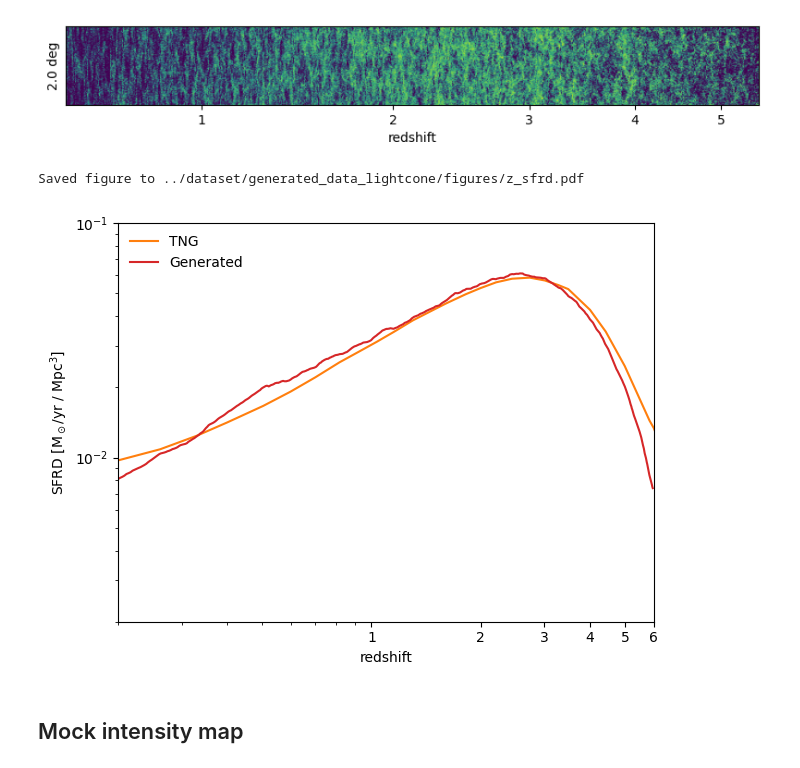
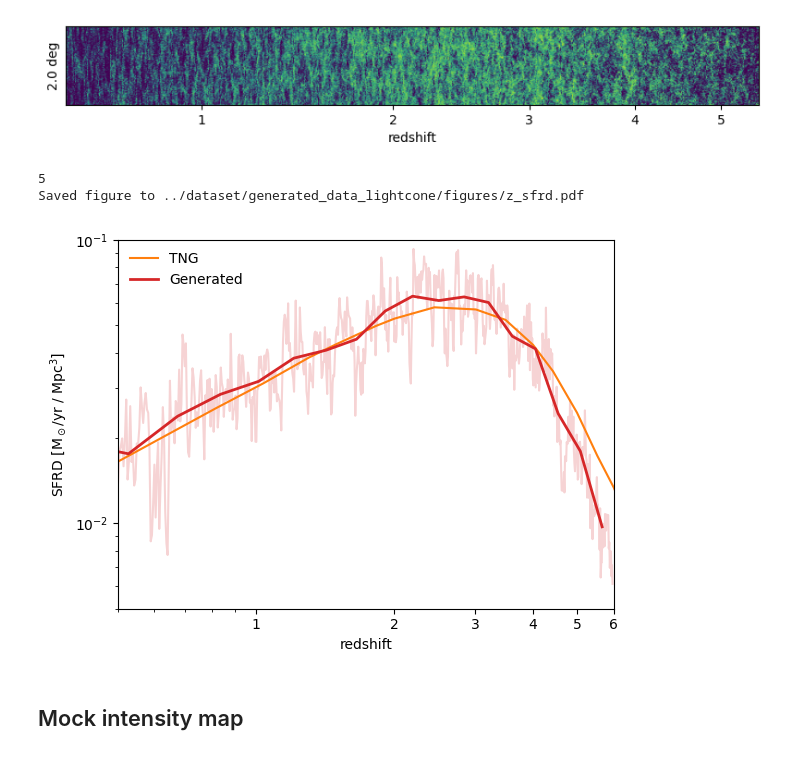
Before and after one commit to knmoriwaki/cosmoglint, a Jupyter notebook: scripts_lightcone/plot_lightcone.ipynb, the cells around one changed output. Cells and saved outputs as stored; diff of their text form; code cells hidden in the pictures.

```diff
--- a/scripts_lightcone/plot_lightcone.ipynb
+++ b/scripts_lightcone/plot_lightcone.ipynb
@@ -101,7 +101,7 @@ my_savefig("{}/sfr_lightcone.png".format(output_dir))
 Saved figure to ../dataset/generated_data_lightcone/figures/sfr_lightcone.png
 [figure]
 # %%
-tng_data = np.loadtxt("./sfrd_TNG300-1.txt")
+tng_data = np.loadtxt("./sfrd_TNG300-1_selected.txt")
 z_tng = tng_data[:, 0]
 sfrd_tng = tng_data[:, 1]
 
@@ -111,39 +111,67 @@ if use_logz:
 else:
     side_length_mpc = np.array([ arcsec_to_cMpc(side_length, z, cosmo=cosmo, l_with_hlittle=False) for z in redshifts ])
     dl_mpc = np.array([ dz_to_dcMpc(dz, z, cosmo=cosmo, l_with_hlittle=False) for z in redshifts ])
 
 sfr_total = data.sum(axis=(0, 1))
-sfrd = sfr_total / (side_length_mpc**2) / dl_mpc
+volume = side_length_mpc**2 * dl_mpc
 
+
+sfrd_original = sfr_total / volume
+
+n = 40
+nz = len(redshifts)
+
+istart = nz - nz//n * n
+print(istart)
+
+sfr_total = sfr_total[istart:]  # Ensure length is a multiple of n
+sfr_total = sfr_total.reshape(-1, n).sum(axis=1)
+
+volume = volume[istart:]  # Ensure length is a multiple of n
+volume = volume.reshape(-1, n).sum(axis=1)
+
+sfrd = sfr_total / volume
+
+redshifts_now = redshifts[istart:]  # Ensure length is a multiple of n
+redshifts_now = redshifts_now.reshape(-1, n).mean(axis=1)
+
+"""
 def moving_average(arr, n):
     kernel = np.ones(n) / n
     return np.convolve(arr, kernel, mode='same')
 
 sfrd = moving_average(sfrd, 200)
+"""
 
+
+plt.figure(figsize=(6,4.5))
 if use_logz:
+    plt.plot(redshifts, sfrd_original, color=colors[3], alpha=0.2)
+
     plt.plot(z_tng, sfrd_tng, label="TNG", color=colors[1])
-    plt.plot(redshifts, sfrd, label="Generated", color=colors[3])
+
+    plt.plot(redshifts_now, sfrd, label="Generated", color=colors[3], lw=2)
     plt.xscale("log")
     plt.xticks(ticks=[1, 2, 3, 4, 5, 6], labels=[1, 2, 3, 4, 5, 6])
 
 else:
     plt.plot(z_tng, sfrd_tng, label="TNG", color=colors[1])
-    plt.plot(redshifts, sfrd, label="Generated", color=colors[3])
+    plt.plot(redshifts_now, sfrd, label="Generated", color=colors[3])
 
-plt.xlim([0.2, 6])
+plt.xlim([0.5, 6])
 plt.xlabel("redshift")
 
 plt.yscale("log")
-plt.ylim([2e-3, 1e-1])
+plt.ylim([5e-3, 1e-1])
 plt.ylabel(r"$\rm SFRD \ [M_\odot / yr \ /\  Mpc^3 ]$")
 
 plt.legend(frameon=False)
 #plt.grid()
 my_savefig("{}/z_sfrd.pdf".format(output_dir))
 # %% [output]
+5
 Saved figure to ../dataset/generated_data_lightcone/figures/z_sfrd.pdf
-[figure, old version]
+[figure, new version]
 # %% [markdown]
 ## Mock intensity map
 # %%
```
Also changed, not shown: 14 other files.
